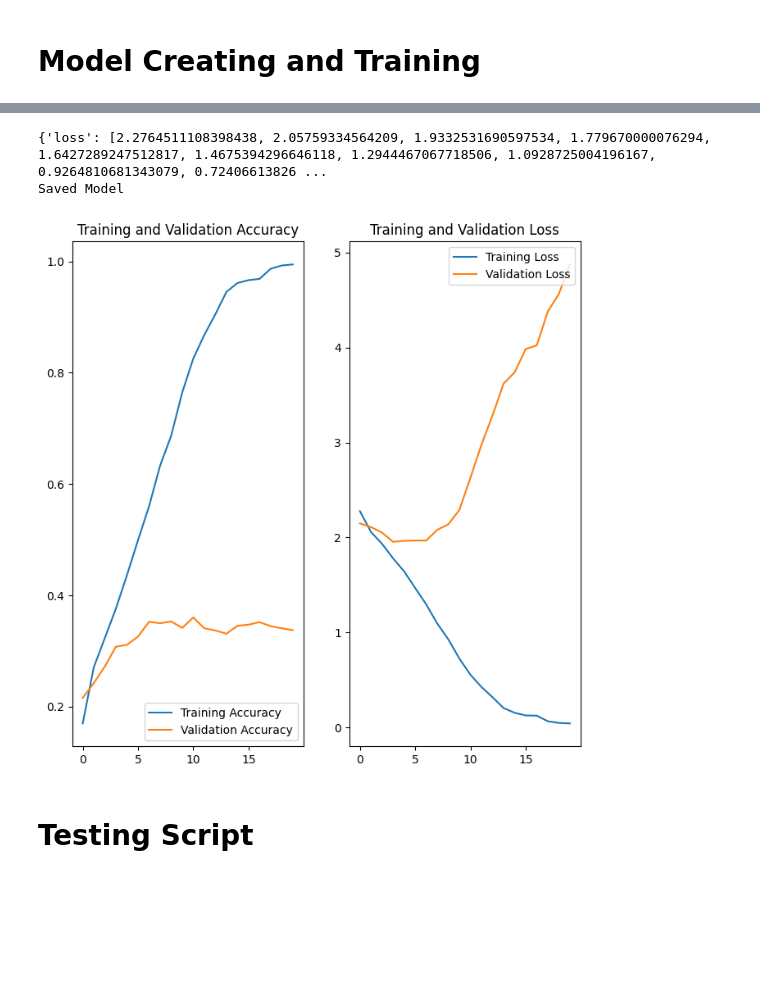
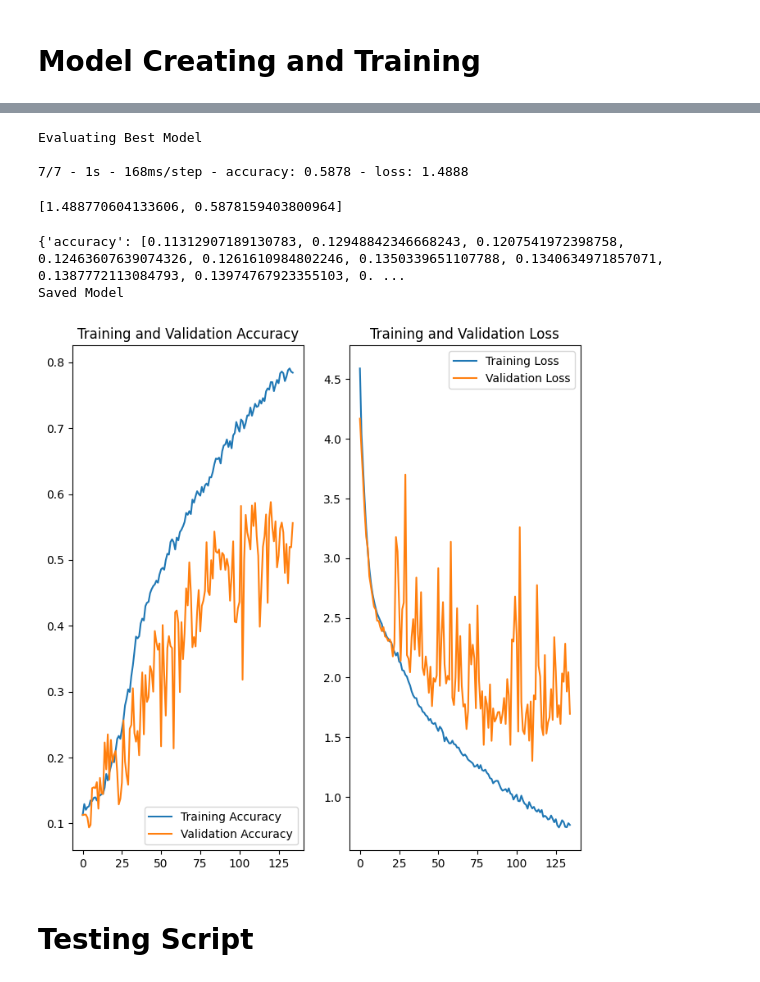
Before and after one commit to ChrisKantor/Deep-Learning, a Jupyter notebook: Project 1/Deep_Learning_Project_1.ipynb, the cells around one changed output, grey strips where cells are left out. Cells and saved outputs as stored; diff of their text form; code cells hidden in the pictures; blank space fills up the shorter version.

Commit message:
Final model training. ~60% top 1 acc using a ResInception network

```diff
--- a/Project 1/Deep_Learning_Project_1.ipynb
+++ b/Project 1/Deep_Learning_Project_1.ipynb
@@ -180,8 +206,16 @@ model = tf.keras.Sequential([
 # %%
-model.compile(optimizer='adam',
+#our learning rate scheduler. Will gradually shrink the learning rate as training progesses to find a better converging point.
+lr_schedule = tf.keras.optimizers.schedules.ExponentialDecay(
+    0.001,
+    decay_steps=100000,
+    decay_rate=0.96,
+    staircase=True)
+
+opt = tf.keras.optimizers.Adam(learning_rate=lr_schedule, epsilon=1e-7)
+model.compile(optimizer=opt,
               loss=tf.keras.losses.SparseCategoricalCrossentropy(from_logits=True),
               metrics=['accuracy'])
 
 model.summary()
-tf.keras.utils.plot_model(model, "mini_resnet.png", show_shapes=True)
+tf.keras.utils.plot_model(model, "ResInceptionNet.png", show_shapes=True)
 # %% [output]
@@ -206,31 +244,25 @@ _________________________________________________________________
 # %%
 #save best model
-checkpoint_filepath = '/content/drive/MyDrive/Colab Notebooks/Deep Learning/Project 1/checkpoint'
+checkpoint_path = "Deep Learning/Project 1/checkpoints/model2/bestWeights.keras"
+
+#pick the model highest validation accuracy during training
 model_checkpoint_callback = tf.keras.callbacks.ModelCheckpoint(
-    filepath=checkpoint_filepath,
-    save_weights_only=True,
-    monitor='accuracy',
+    filepath=checkpoint_path,
+    monitor='val_accuracy',
     mode='max',
     save_best_only=True)
 
-#early stopping callback
+#early stopping callback. stop if the loss doesn't improve for 7 epochs in a row
 early_stopping_callback = tf.keras.callbacks.EarlyStopping(
     monitor='loss',
-    patience=3,
-    start_from_epoch=3)
+    patience=7,
+    start_from_epoch=20)
 
+#train the model
 history = model.fit(
     train_ds,
     validation_data=valid_ds,
     epochs=epochs,
-    callbacks=[model_checkpoint_callback]
+    callbacks=[model_checkpoint_callback, early_stopping_callback]
 )
-
-
-#load the best model using the callback
-model.load_weights(checkpoint_filepath)
-
-print("\n\nEvaluating Best Model\n")
-#evaluation the model on the validation data
-model.evaluate(valid_ds, verbose=2)
 # %% [output]
@@ -255,35 +294,47 @@ Evaluating Best Model
+# %%
+#load the best model using the callback
+model.load_weights(checkpoint_path)
+
+print("\n\nEvaluating Best Model\n")
+#evaluation the model on the validation data [loss, acc]
+model.evaluate(valid_ds, verbose=2)
+# %% [output]
+Evaluating Best Model
+
+7/7 - 1s - 168ms/step - accuracy: 0.5878 - loss: 1.4888
+[1.488770604133606, 0.5878159403800964]
 # %%
 print(history.history)
 #save the model
-model.save("/content/drive/MyDrive/Colab Notebooks/Deep Learning/Project 1/overfit_bestModel.keras")
+model.save("Deep Learning/Project 1/bestModel_ResInceptionNet.keras")
 print("Saved Model")
 # %% [output]
-{'loss': [2.2764511108398438, 2.05759334564209, 1.9332531690597534, 1.779670000076294, 1.6427289247512817, 1.4675394296646118, 1.2944467067718506, 1.0928725004196167, 0.9264810681343079, 0.72406613826 ...
+{'accuracy': [0.11312907189130783, 0.12948842346668243, 0.1207541972398758, 0.12463607639074326, 0.1261610984802246, 0.1350339651107788, 0.1340634971857071, 0.1387772113084793, 0.13974767923355103, 0. ...
 Saved Model
 # %%
 acc = history.history['accuracy']
 val_acc = history.history['val_accuracy']
 
 loss = history.history['loss']
 val_loss = history.history['val_loss']
 
-epochs_range = range(epochs)
+epochs_range = range(min(epochs, len(acc)))
 
 plt.figure(figsize=(8, 8))
 plt.subplot(1, 2, 1)
 plt.plot(epochs_range, acc, label='Training Accuracy')
 plt.plot(epochs_range, val_acc, label='Validation Accuracy')
 plt.legend(loc='lower right')
 plt.title('Training and Validation Accuracy')
 
 plt.subplot(1, 2, 2)
 plt.plot(epochs_range, loss, label='Training Loss')
 plt.plot(epochs_range, val_loss, label='Validation Loss')
 plt.legend(loc='upper right')
 plt.title('Training and Validation Loss')
 plt.show()
 # %% [output]
-[figure, old version]
+[figure, new version]
 # %% [markdown]
 # Testing Script
 # %%
```
Also changed, not shown: parts of 15 cells of this notebook.
